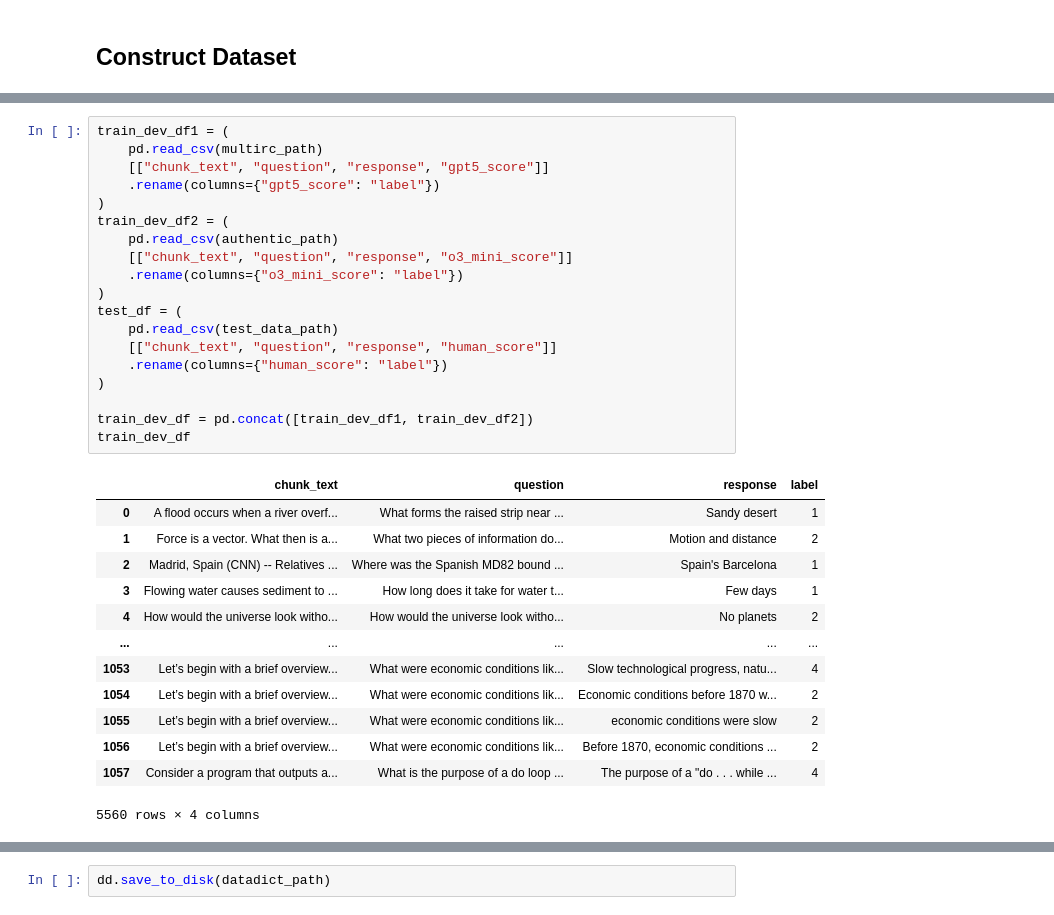
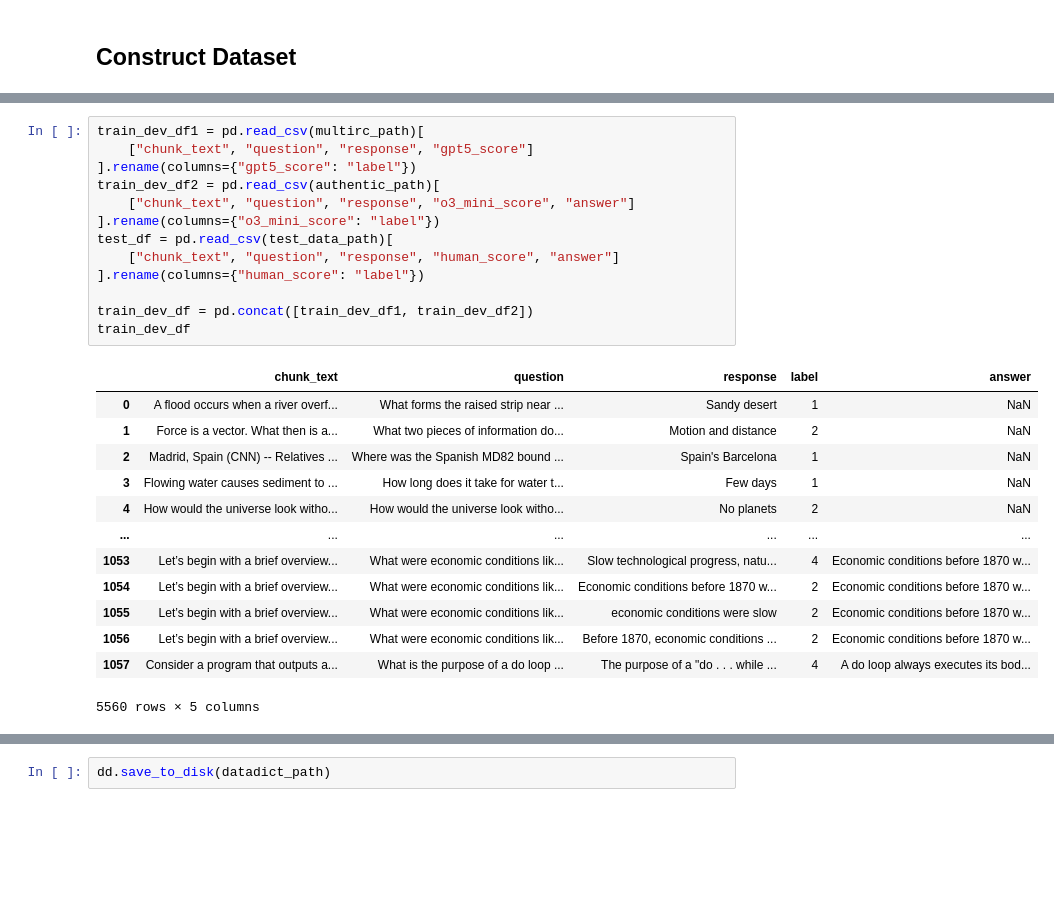
Before and after one commit to learlab/textbook-question-generation, a Jupyter notebook: src/modernbert-on-four-point-scale/6-train-ModernBERT.ipynb, the cells around one changed output, grey strips where cells are left out. Saved outputs shown, nothing was run; the diff lists cells and outputs as text; blank space fills up the shorter version.

Commit message:
thresholds and modernbert with reference answer

```diff
--- a/src/modernbert-on-four-point-scale/6-train-ModernBERT.ipynb
+++ b/src/modernbert-on-four-point-scale/6-train-ModernBERT.ipynb
@@ -44,36 +65,30 @@ tokenizer = AutoTokenizer.from_pretrained(model_name_or_path)
 # %%
-train_dev_df1 = (
-    pd.read_csv(multirc_path)
-    [["chunk_text", "question", "response", "gpt5_score"]]
-    .rename(columns={"gpt5_score": "label"})
-)
-train_dev_df2 = (
-    pd.read_csv(authentic_path)
-    [["chunk_text", "question", "response", "o3_mini_score"]]
-    .rename(columns={"o3_mini_score": "label"})
-)
-test_df = (
-    pd.read_csv(test_data_path)
-    [["chunk_text", "question", "response", "human_score"]]
-    .rename(columns={"human_score": "label"})
-)
+train_dev_df1 = pd.read_csv(multirc_path)[
+    ["chunk_text", "question", "response", "gpt5_score"]
+].rename(columns={"gpt5_score": "label"})
+train_dev_df2 = pd.read_csv(authentic_path)[
+    ["chunk_text", "question", "response", "o3_mini_score", "answer"]
+].rename(columns={"o3_mini_score": "label"})
+test_df = pd.read_csv(test_data_path)[
+    ["chunk_text", "question", "response", "human_score", "answer"]
+].rename(columns={"human_score": "label"})
 
 train_dev_df = pd.concat([train_dev_df1, train_dev_df2])
 train_dev_df
 # %% [output]
-|  | chunk_text | question | response | label |
-| 0 | A flood occurs when a river overf... | What forms the raised strip near ... | Sandy desert | 1 |
-| 1 | Force is a vector. What then is a... | What two pieces of information do... | Motion and distance | 2 |
-| 2 | Madrid, Spain (CNN) -- Relatives ... | Where was the Spanish MD82 bound ... | Spain's Barcelona | 1 |
-| 3 | Flowing water causes sediment to ... | How long does it take for water t... | Few days | 1 |
-| 4 | How would the universe look witho... | How would the universe look witho... | No planets | 2 |
-| ... | ... | ... | ... | ... |
-| 1053 | Let’s begin with a brief overview... | What were economic conditions lik... | Slow technological progress, natu... | 4 |
-| 1054 | Let’s begin with a brief overview... | What were economic conditions lik... | Economic conditions before 1870 w... | 2 |
-| 1055 | Let’s begin with a brief overview... | What were economic conditions lik... | economic conditions were slow | 2 |
-| 1056 | Let’s begin with a brief overview... | What were economic conditions lik... | Before 1870, economic conditions ... | 2 |
-| 1057 | Consider a program that outputs a... | What is the purpose of a do loop ... | The purpose of a "do . . . while ... | 4 |
+|  | chunk_text | question | response | label | answer |
+| 0 | A flood occurs when a river overf... | What forms the raised strip near ... | Sandy desert | 1 | NaN |
+| 1 | Force is a vector. What then is a... | What two pieces of information do... | Motion and distance | 2 | NaN |
+| 2 | Madrid, Spain (CNN) -- Relatives ... | Where was the Spanish MD82 bound ... | Spain's Barcelona | 1 | NaN |
+| 3 | Flowing water causes sediment to ... | How long does it take for water t... | Few days | 1 | NaN |
+| 4 | How would the universe look witho... | How would the universe look witho... | No planets | 2 | NaN |
+| ... | ... | ... | ... | ... | ... |
+| 1053 | Let’s begin with a brief overview... | What were economic conditions lik... | Slow technological progress, natu... | 4 | Economic conditions before 1870 w... |
+| 1054 | Let’s begin with a brief overview... | What were economic conditions lik... | Economic conditions before 1870 w... | 2 | Economic conditions before 1870 w... |
+| 1055 | Let’s begin with a brief overview... | What were economic conditions lik... | economic conditions were slow | 2 | Economic conditions before 1870 w... |
+| 1056 | Let’s begin with a brief overview... | What were economic conditions lik... | Before 1870, economic conditions ... | 2 | Economic conditions before 1870 w... |
+| 1057 | Consider a program that outputs a... | What is the purpose of a do loop ... | The purpose of a "do . . . while ... | 4 | A do loop always executes its bod... |
-5560 rows × 4 columns
+5560 rows × 5 columns
 # %%
 train_dev_ds = datasets.Dataset.from_pandas(train_dev_df, preserve_index=False)
 dd = train_dev_ds.train_test_split(test_size=0.10, seed=42)
```
Also changed, not shown: parts of 9 cells of this notebook, 12 other files.
